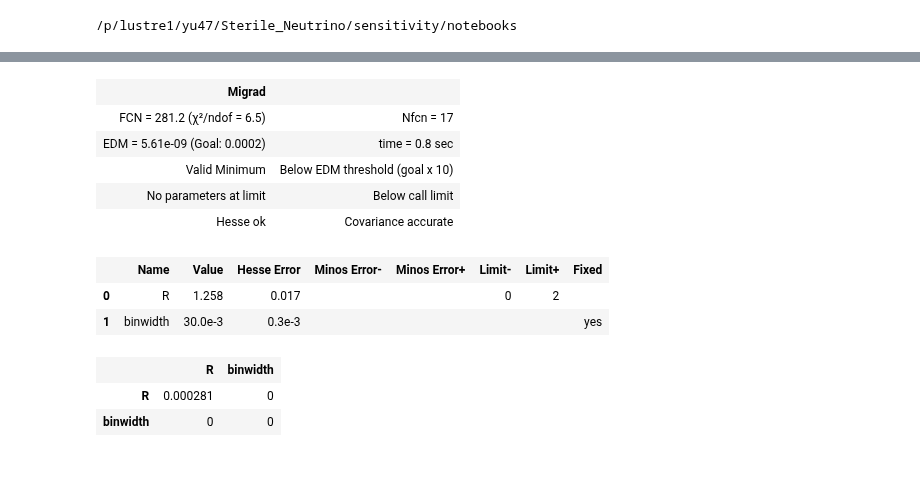
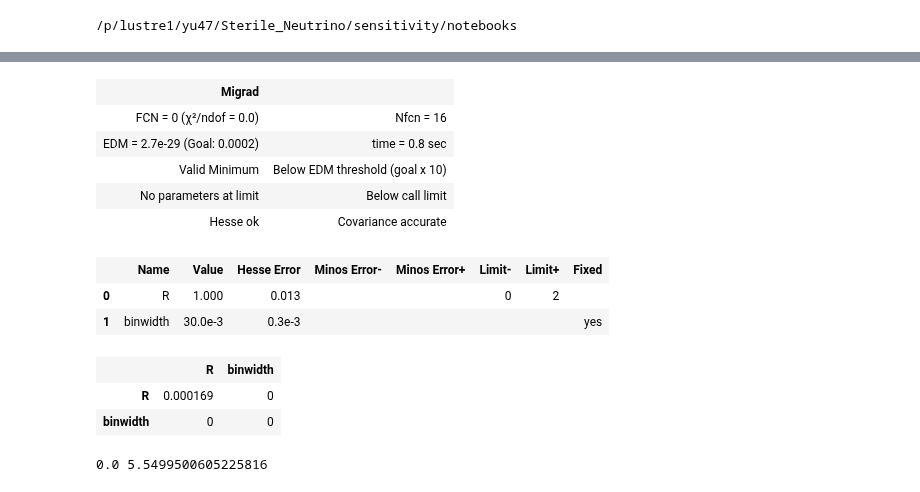
Before and after one commit to YMTheory/sensitivity, a Jupyter notebook: notebooks/test_Asimov_fitting.ipynb, the cells around one changed output, grey strips where cells are left out. Saved outputs shown, nothing was run; the diff lists cells and outputs as text; code cells hidden in the pictures.

Commit message:
analyse Asimov fitting results.

```diff
--- a/notebooks/test_Asimov_fitting.ipynb
+++ b/notebooks/test_Asimov_fitting.ipynb
@@ -230,0 +299,18 @@ AsimovFit_shape-only-scan_dm2From-2To-1_sin2From-1To0_dchi2.h5
+# %%
+my_fit.other_exp_files = ['/p/lustre1/yu47/Sterile_Neutrino/sensitivity/data/LZ_natural_LXe_shapeonly.csv']
+my_fit.load_other_experiments_sensitivity()
+
+fig, ax = plt.subplots(figsize=(9, 6))
+ax.plot(x0[0], y0[0], '-', linewidth=2, label='nEXO, rate-only')
+ax.plot(x1[0], y1[0], '-', linewidth=2, label='nEXO, shape, fixed normalization')
+ax.plot(x2[0], y2[0], '-', linewidth=2, label='nEXO, shape, scan  normalization')
+ax.plot(my_fit.other_exp_sens[0][:, 0], my_fit.other_exp_sens[0][:, 1], lw=2, linestyle='-.', label='LZ, shape-only, free normalization')
+ax.loglog()
+ax.set_xlabel(r'$\sin^2(2\theta)$', fontsize=14)
+ax.set_ylabel(r"$\Delta m^2 $", fontsize=14)
+ax.tick_params(labelsize=13)
+ax.legend(fontsize=12, loc=(0.52, 0.37))
+ax.grid(linestyle=':')
+ax.set_title('95% exlusion region', fontsize=14, pad=10)
+plt.tight_layout()
+plt.savefig('../plots/AsimovComparison_binwidth3cm.pdf')
@@ -231,22 +323,36 @@ AsimovFit_shape-only-scan_dm2From-2To-1_sin2From-1To0_dchi2.h5
 # %%
 my_fit._set_data_dm2(0.0)
 my_fit._set_data_sin2(0.0)
-my_fit._set_fit_dm2(10.0)
-my_fit._set_fit_sin2(0.5)
+my_fit._set_fit_dm2(1.0)
+my_fit._set_fit_sin2(0.1)
 
-R, Rerr, m,  = my_fit.calculate_shape_only_dchi2_asimov_fitRate(draw=False)
+R, Rerr, m1,  = my_fit.calculate_shape_only_dchi2_asimov_fitRate(draw=False)
 
-m
+m1
+
+
+my_fit._set_data_dm2(0.0)
+my_fit._set_data_sin2(0.0)
+my_fit._set_fit_dm2(0.0)
+my_fit._set_fit_sin2(0.0)
+
+R, Rerr, m0,  = my_fit.calculate_shape_only_dchi2_asimov_fitRate(draw=False)
+
+m0
 # %% [output]
 | Migrad |  |
-| FCN = 281.2 (χ²/ndof = 6.5) | Nfcn = 17 |
-| EDM = 5.61e-09 (Goal: 0.0002) | time = 0.8 sec |
+| FCN = 0 (χ²/ndof = 0.0) | Nfcn = 16 |
+| EDM = 2.7e-29 (Goal: 0.0002) | time = 0.8 sec |
 | Valid Minimum | Below EDM threshold (goal x 10) |
 | No parameters at limit | Below call limit |
 | Hesse ok | Covariance accurate |
 |  | Name | Value | Hesse Error | Minos Error- | Minos Error+ | Limit- | Limit+ | Fixed |
-| 0 | R | 1.258 | 0.017 |  |  | 0 | 2 |  |
+| 0 | R | 1.000 | 0.013 |  |  | 0 | 2 |  |
 | 1 | binwidth | 30.0e-3 | 0.3e-3 |  |  |  |  | yes |
 |  | R | binwidth |
-| R | 0.000281 | 0 |
+| R | 0.000169 | 0 |
 | binwidth | 0 | 0 |
+# %%
+print(m0.fval, m1.fval)
+# %% [output]
+0.0 5.5499500605225816
```
Also changed, not shown: parts of 9 cells of this notebook.
